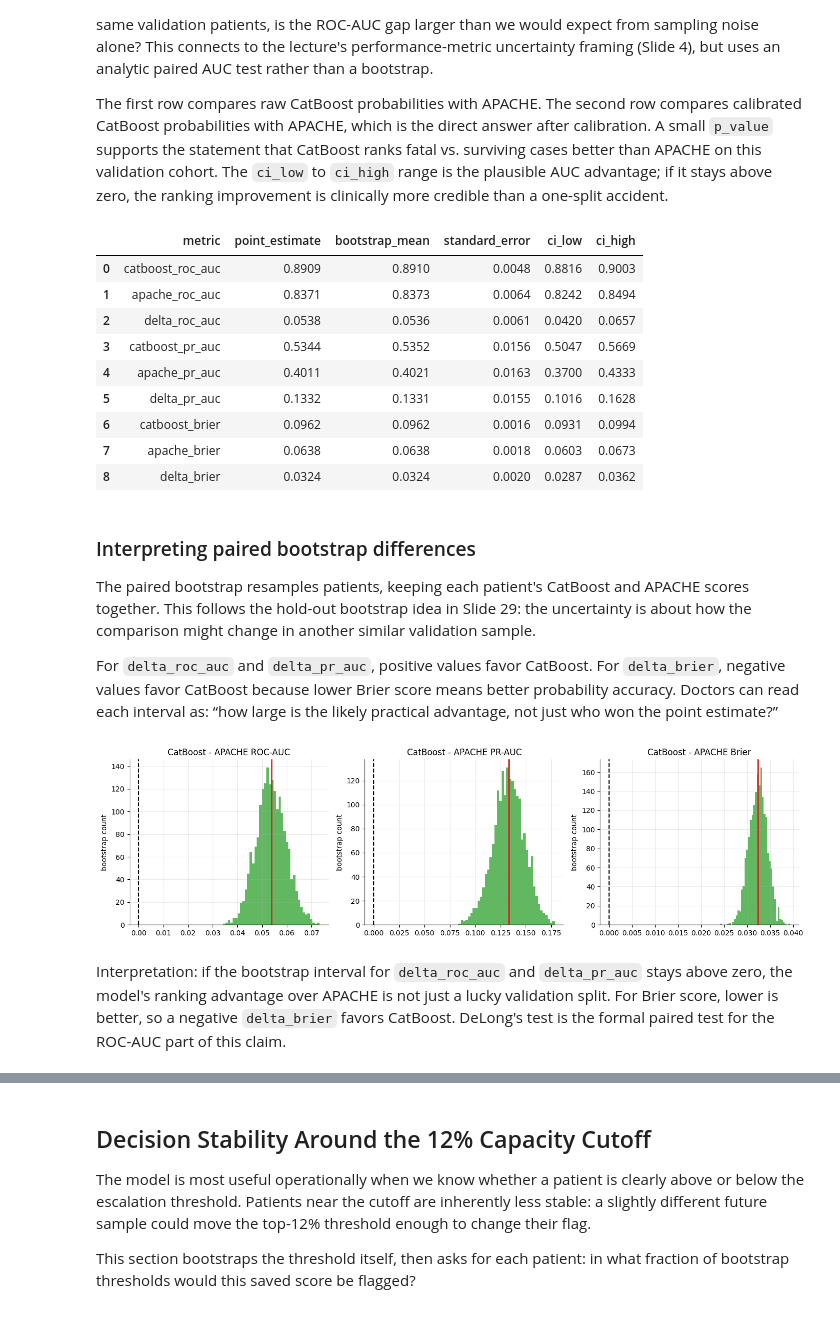
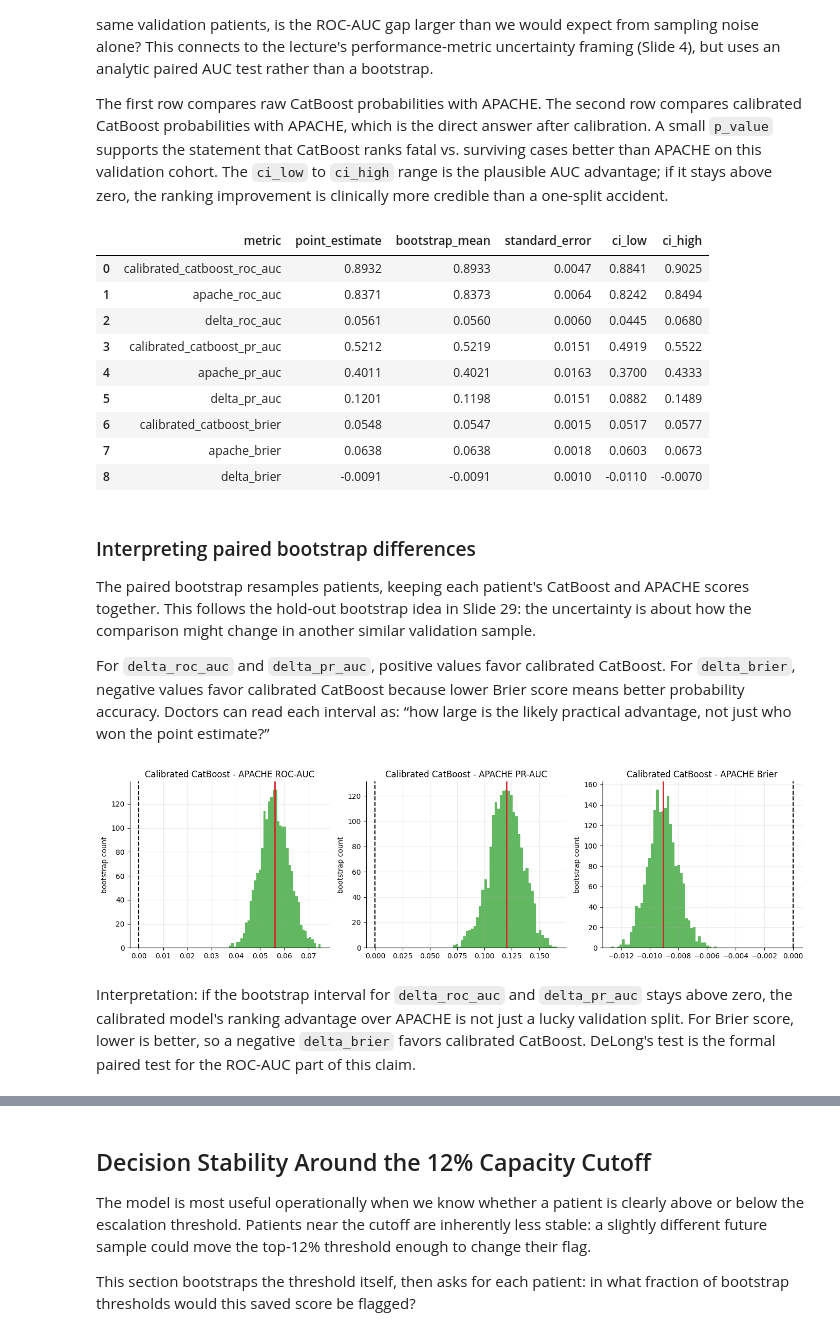
Before and after one commit to SwaneGhost/MedicalRiskModel, a Jupyter notebook: notebooks/05_meeting5_uncertainty.ipynb, the cells around one changed output, grey strips where cells are left out. Saved outputs shown, nothing was run; the diff lists cells and outputs as text; code cells hidden in the pictures.

```diff
--- a/notebooks/05_meeting5_uncertainty.ipynb
+++ b/notebooks/05_meeting5_uncertainty.ipynb
@@ -489,11 +489,11 @@ DeLong's test asks a narrow but important question: when CatBoost and APACHE are
 
 The first row compares raw CatBoost probabilities with APACHE. The second row compares calibrated CatBoost probabilities with APACHE, which is the direct answer after calibration. A small `p_value` supports the statement that CatBoost ranks fatal vs. surviving cases better than APACHE on this validation cohort. The `ci_low` to `ci_high` range is the plausible AUC advantage; if it stays above zero, the ranking improvement is clinically more credible than a one-split accident.
 # %%
-def paired_bootstrap_differences(df, n_boot=N_BOOT, seed=RANDOM_STATE):
+def paired_bootstrap_differences(df, model_col="calibrated_catboost", model_name="calibrated_catboost", n_boot=N_BOOT, seed=RANDOM_STATE):
     rng = np.random.default_rng(seed)
     n = len(df)
     rows = []
-    arr = df[["y_true", "catboost", "apache"]].to_numpy()
+    arr = df[["y_true", model_col, "apache"]].to_numpy()
     for _ in range(n_boot):
         idx = rng.integers(0, n, size=n)
         sample = arr[idx]
@@ -503,73 +503,73 @@ def paired_bootstrap_differences(df, n_boot=N_BOOT, seed=RANDOM_STATE):
         cat = sample[:, 1]
         apache = sample[:, 2]
         rows.append({
-            "catboost_roc_auc": roc_auc_score(y, cat),
+            f"{model_name}_roc_auc": roc_auc_score(y, cat),
             "apache_roc_auc": roc_auc_score(y, apache),
             "delta_roc_auc": roc_auc_score(y, cat) - roc_auc_score(y, apache),
-            "catboost_pr_auc": average_precision_score(y, cat),
+            f"{model_name}_pr_auc": average_precision_score(y, cat),
             "apache_pr_auc": average_precision_score(y, apache),
             "delta_pr_auc": average_precision_score(y, cat) - average_precision_score(y, apache),
-            "catboost_brier": brier_score_loss(y, cat),
+            f"{model_name}_brier": brier_score_loss(y, cat),
             "apache_brier": brier_score_loss(y, apache),
             "delta_brier": brier_score_loss(y, cat) - brier_score_loss(y, apache),
         })
     return pd.DataFrame(rows)
 
-paired_boot = paired_bootstrap_differences(comparison_df)
+paired_boot = paired_bootstrap_differences(comparison_df, model_col="calibrated_catboost", model_name="calibrated_catboost")
 paired_point = pd.Series({
-    "catboost_roc_auc": roc_auc_score(comparison_df["y_true"], comparison_df["catboost"]),
+    "calibrated_catboost_roc_auc": roc_auc_score(comparison_df["y_true"], comparison_df["calibrated_catboost"]),
     "apache_roc_auc": roc_auc_score(comparison_df["y_true"], comparison_df["apache"]),
-    "delta_roc_auc": roc_auc_score(comparison_df["y_true"], comparison_df["catboost"]) - roc_auc_score(comparison_df["y_true"], comparison_df["apache"]),
-    "catboost_pr_auc": average_precision_score(comparison_df["y_true"], comparison_df["catboost"]),
+    "delta_roc_auc": roc_auc_score(comparison_df["y_true"], comparison_df["calibrated_catboost"]) - roc_auc_score(comparison_df["y_true"], comparison_df["apache"]),
+    "calibrated_catboost_pr_auc": average_precision_score(comparison_df["y_true"], comparison_df["calibrated_catboost"]),
     "apache_pr_auc": average_precision_score(comparison_df["y_true"], comparison_df["apache"]),
-    "delta_pr_auc": average_precision_score(comparison_df["y_true"], comparison_df["catboost"]) - average_precision_score(comparison_df["y_true"], comparison_df["apache"]),
-    "catboost_brier": brier_score_loss(comparison_df["y_true"], comparison_df["catboost"]),
+    "delta_pr_auc": average_precision_score(comparison_df["y_true"], comparison_df["calibrated_catboost"]) - average_precision_score(comparison_df["y_true"], comparison_df["apache"]),
+    "calibrated_catboost_brier": brier_score_loss(comparison_df["y_true"], comparison_df["calibrated_catboost"]),
     "apache_brier": brier_score_loss(comparison_df["y_true"], comparison_df["apache"]),
-    "delta_brier": brier_score_loss(comparison_df["y_true"], comparison_df["catboost"]) - brier_score_loss(comparison_df["y_true"], comparison_df["apache"]),
+    "delta_brier": brier_score_loss(comparison_df["y_true"], comparison_df["calibrated_catboost"]) - brier_score_loss(comparison_df["y_true"], comparison_df["apache"]),
 })
 
 paired_summary = summarize_bootstrap(
     paired_point,
     paired_boot,
-    ["catboost_roc_auc", "apache_roc_auc", "delta_roc_auc", "catboost_pr_auc", "apache_pr_auc", "delta_pr_auc", "catboost_brier", "apache_brier", "delta_brier"],
+    ["calibrated_catboost_roc_auc", "apache_roc_auc", "delta_roc_auc", "calibrated_catboost_pr_auc", "apache_pr_auc", "delta_pr_auc", "calibrated_catboost_brier", "apache_brier", "delta_brier"],
 )
 paired_summary.round(4)
 # %% [output]
 |  | metric | point_estimate | bootstrap_mean | standard_error | ci_low | ci_high |
-| 0 | catboost_roc_auc | 0.8909 | 0.8910 | 0.0048 | 0.8816 | 0.9003 |
+| 0 | calibrated_catboost_roc_auc | 0.8932 | 0.8933 | 0.0047 | 0.8841 | 0.9025 |
 | 1 | apache_roc_auc | 0.8371 | 0.8373 | 0.0064 | 0.8242 | 0.8494 |
-| 2 | delta_roc_auc | 0.0538 | 0.0536 | 0.0061 | 0.0420 | 0.0657 |
-| 3 | catboost_pr_auc | 0.5344 | 0.5352 | 0.0156 | 0.5047 | 0.5669 |
+| 2 | delta_roc_auc | 0.0561 | 0.0560 | 0.0060 | 0.0445 | 0.0680 |
+| 3 | calibrated_catboost_pr_auc | 0.5212 | 0.5219 | 0.0151 | 0.4919 | 0.5522 |
 | 4 | apache_pr_auc | 0.4011 | 0.4021 | 0.0163 | 0.3700 | 0.4333 |
-| 5 | delta_pr_auc | 0.1332 | 0.1331 | 0.0155 | 0.1016 | 0.1628 |
-| 6 | catboost_brier | 0.0962 | 0.0962 | 0.0016 | 0.0931 | 0.0994 |
+| 5 | delta_pr_auc | 0.1201 | 0.1198 | 0.0151 | 0.0882 | 0.1489 |
+| 6 | calibrated_catboost_brier | 0.0548 | 0.0547 | 0.0015 | 0.0517 | 0.0577 |
 | 7 | apache_brier | 0.0638 | 0.0638 | 0.0018 | 0.0603 | 0.0673 |
-| 8 | delta_brier | 0.0324 | 0.0324 | 0.0020 | 0.0287 | 0.0362 |
+| 8 | delta_brier | -0.0091 | -0.0091 | 0.0010 | -0.0110 | -0.0070 |
 # %% [markdown]
 ### Interpreting paired bootstrap differences
 
 The paired bootstrap resamples patients, keeping each patient's CatBoost and APACHE scores together. This follows the hold-out bootstrap idea in Slide 29: the uncertainty is about how the comparison might change in another similar validation sample.
 
-For `delta_roc_auc` and `delta_pr_auc`, positive values favor CatBoost. For `delta_brier`, negative values favor CatBoost because lower Brier score means better probability accuracy. Doctors can read each interval as: “how large is the likely practical advantage, not just who won the point estimate?”
+For `delta_roc_auc` and `delta_pr_auc`, positive values favor calibrated CatBoost. For `delta_brier`, negative values favor calibrated CatBoost because lower Brier score means better probability accuracy. Doctors can read each interval as: “how large is the likely practical advantage, not just who won the point estimate?”
 # %%
 fig, axes = plt.subplots(1, 3, figsize=(14, 4))
 for ax, metric, title in zip(
     axes,
     ["delta_roc_auc", "delta_pr_auc", "delta_brier"],
-    ["CatBoost - APACHE ROC-AUC", "CatBoost - APACHE PR-AUC", "CatBoost - APACHE Brier"],
+    ["Calibrated CatBoost - APACHE ROC-AUC", "Calibrated CatBoost - APACHE PR-AUC", "Calibrated CatBoost - APACHE Brier"],
 ):
     vals = paired_boot[metric]
     ax.hist(vals, bins=40, color="tab:green", alpha=0.75)
     ax.axvline(0, color="black", linestyle="--")
     ax.axvline(paired_point[metric], color="tab:red", linewidth=2)
     ax.set_title(title)
     ax.set_ylabel("bootstrap count")
 plt.tight_layout()
 plt.show()
 # %% [output]
-[figure, old version]
+[figure, new version]
 # %% [markdown]
-Interpretation: if the bootstrap interval for `delta_roc_auc` and `delta_pr_auc` stays above zero, the model's ranking advantage over APACHE is not just a lucky validation split. For Brier score, lower is better, so a negative `delta_brier` favors CatBoost. DeLong's test is the formal paired test for the ROC-AUC part of this claim.
+Interpretation: if the bootstrap interval for `delta_roc_auc` and `delta_pr_auc` stays above zero, the calibrated model's ranking advantage over APACHE is not just a lucky validation split. For Brier score, lower is better, so a negative `delta_brier` favors calibrated CatBoost. DeLong's test is the formal paired test for the ROC-AUC part of this claim.
 # %% [markdown]
 ## Calibration and Prediction-Level Uncertainty
 
```
Also changed, not shown: parts of 7 cells of this notebook.
